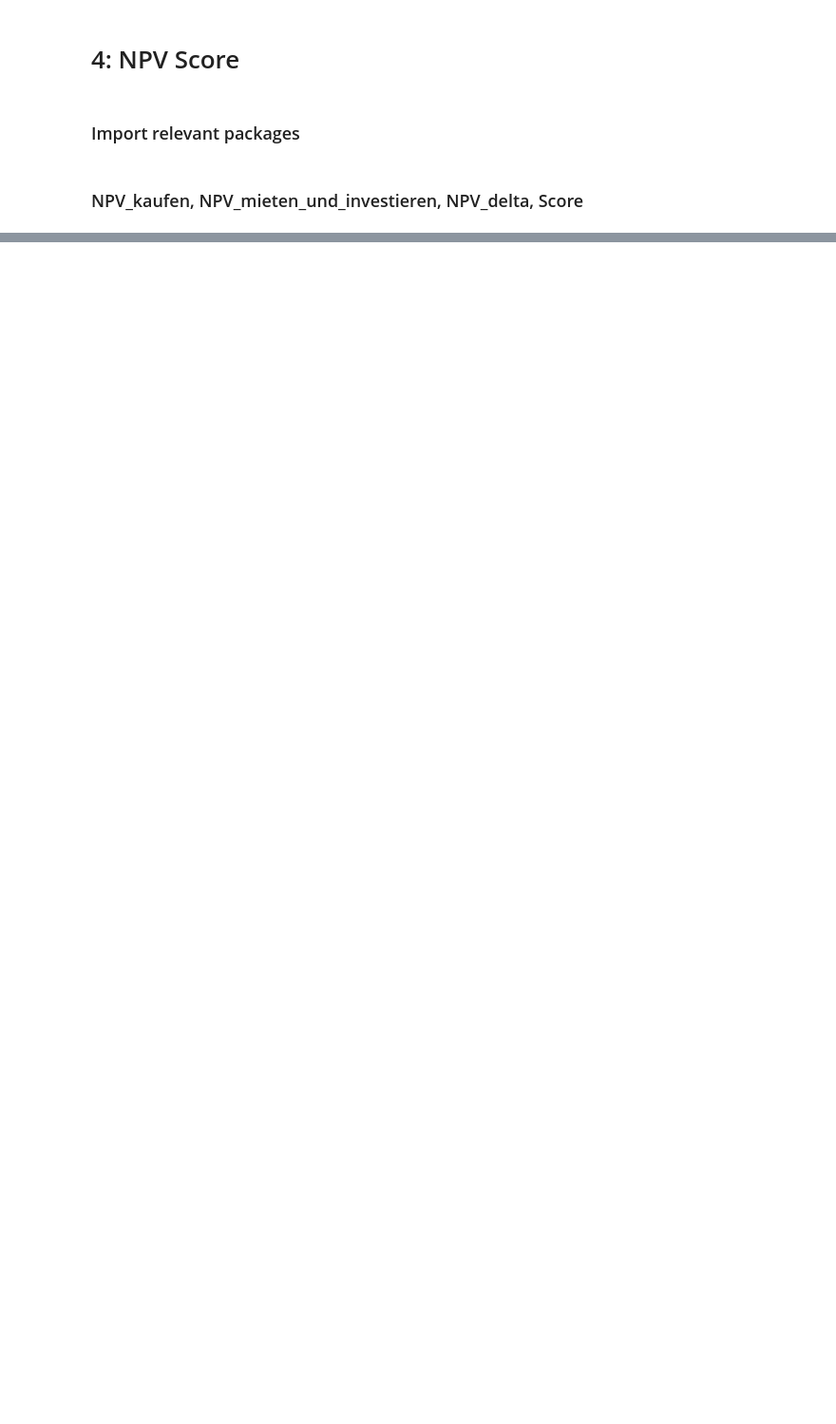
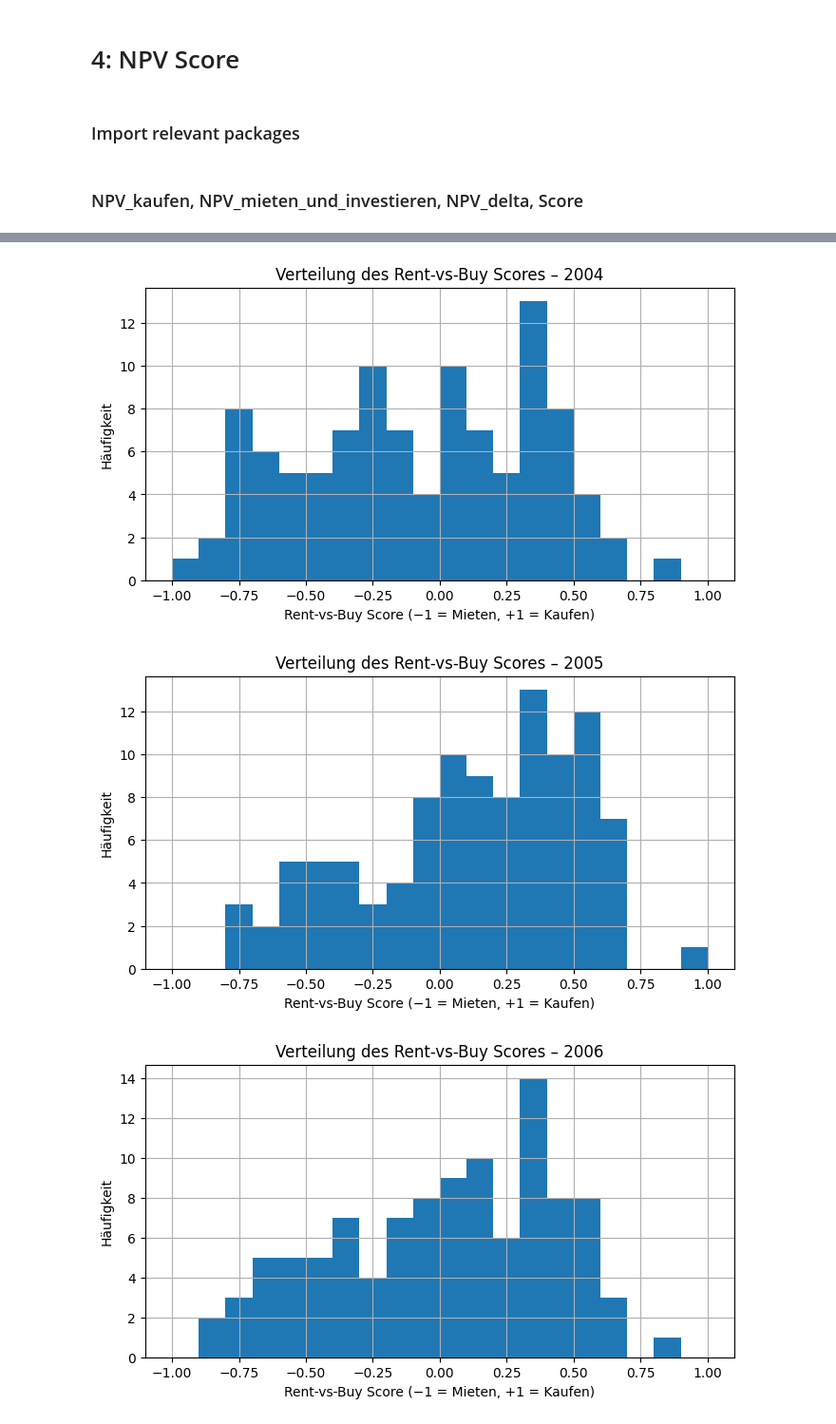
Before and after one commit to LukasGansneder/Master-Thesis-Renting-vs-Buying-, a Jupyter notebook: code/4_NPV_Score.ipynb, the cells around one changed output, grey strips where cells are left out. Shown at 95% size. Cells and saved outputs as stored; diff of their text form; code cells hidden in the pictures; blank space fills up the shorter version.

```diff
--- a/code/4_NPV_Score.ipynb
+++ b/code/4_NPV_Score.ipynb
@@ -154,3 +155,33 @@ def rent_vs_buy_score(delta_npv: float, scale: float) -> float:
     if scale <= 0:
         raise ValueError("scale must be positive")
     return float(np.tanh(delta_npv / scale))
+# %%
+BASE_DIR = Path("..") / "data" / "output"
+
+df_empirica_regio = pd.read_csv(
+    BASE_DIR / "empirica_regio_data.csv",
+    encoding="utf-8-sig",
+)
+df_empirica_regio["Jahr"] = df_empirica_regio["Jahr"].astype(int)
+
+df_macroeconomic_y = pd.read_csv(
+    BASE_DIR / "macroeconomic_data_yearly.csv",
+    encoding="utf-8-sig",
+)
+df_macroeconomic_y["Jahr"] = df_macroeconomic_y["Jahr"].astype(int)
+
+df_empirica_regio = df_empirica_regio[df_empirica_regio["Regionsebene"] == "Gemeinde"]
+
+df_empirica_regio = df_empirica_regio.merge(df_macroeconomic_y, on=["Jahr"], how="left")
+# %%
+df_empirica_regio["Delta_NPV"] = df_empirica_regio.apply(
+    lambda row: npv_delta(kaufpreis_pro_m2=row["Kaufpreis/m2 ETW 50%"], mietpreis_pro_m2=row["Mietpreis/m2 50%"], zins=row["Effektiver Jahreszins"],
+                          tilgung=0.02, diskontsatz=0.04, rendite_invest=0.08, betrachtungszeitraum=10, wohnflaeche_m2=58,
+                          mietsteigerung=0.02, kaufnebenkosten_quote=0.1, eigenkapitalquote=0.14,
+                          preissteigerung_immobilie=0.02, instandhaltung_quote=0.005, verkaufskosten_quote=0,
+                          steuersatz_veraeusserungsgewinn=0.25),
+    axis=1
+)
+df_empirica_regio = df_empirica_regio[["Regionsname", "Jahr", "Kaufpreis/m2 ETW 50%", "Mietpreis/m2 50%", "Wohneigentumsquote", "Effektiver Jahreszins", "Delta_NPV"]]
+S = np.median(np.abs(df_empirica_regio["Delta_NPV"].dropna()))
+df_empirica_regio["Score"] = np.tanh(df_empirica_regio["Delta_NPV"] / S)
@@ -156,0 +205,17 @@ def rent_vs_buy_score(delta_npv: float, scale: float) -> float:
+# %%
+for year in sorted(df_empirica_regio["Jahr"].dropna().unique()):
+    s = df_empirica_regio.loc[df_empirica_regio["Jahr"] == year, "Score"].dropna()
+    if s.empty:
+        continue
+
+    plt.figure(figsize=(8, 4))
+    plt.hist(s, bins=20, range=(-1, 1))
+    plt.xlabel("Rent-vs-Buy Score (−1 = Mieten, +1 = Kaufen)")
+    plt.ylabel("Häufigkeit")
+    plt.title(f"Verteilung des Rent-vs-Buy Scores – {int(year)}")
+    plt.grid(True)
+    plt.show()
+# %% [output]
+[figure, added]
+[figure, added]
+[figure, added]
```
Also changed, not shown: parts of 3 cells of this notebook, 5 other files.
